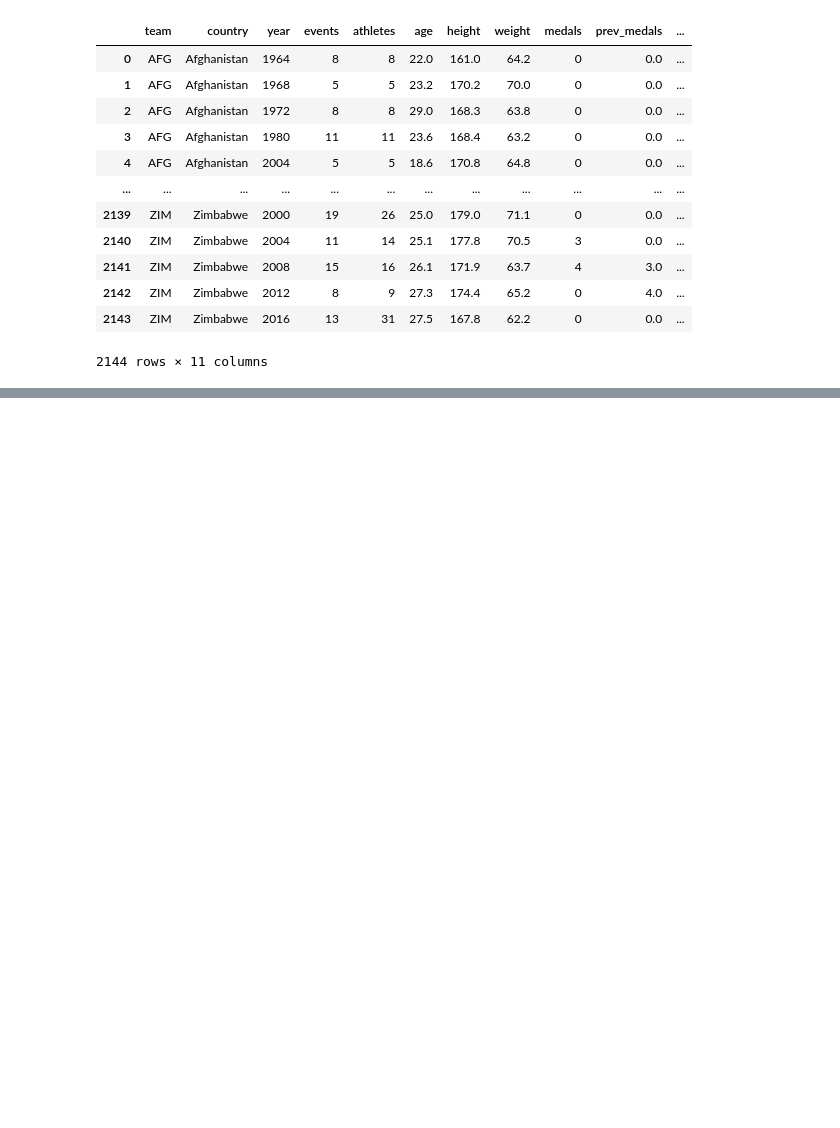
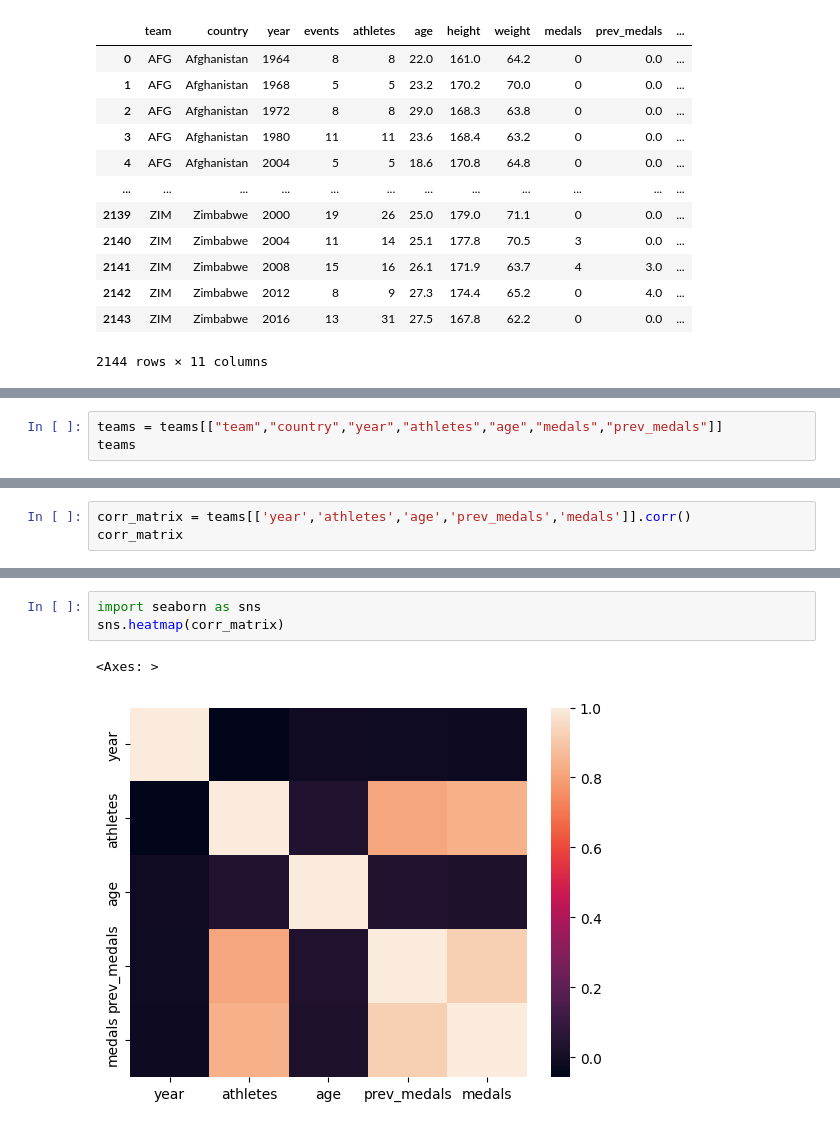
Before and after one commit to imaakanksha/MachineLearningProj, a Jupyter notebook: machine_learning.ipynb, the cells around one changed output, grey strips where cells are left out. Cells and saved outputs as stored; diff of their text form; blank space fills up the shorter version.

```diff
--- a/machine_learning.ipynb
+++ b/machine_learning.ipynb
@@ -18,0 +78,3 @@ teams
+# %%
+teams = teams[["team","country","year","athletes","age","medals","prev_medals"]]
+teams
@@ -18,0 +95,3 @@ teams
+# %%
+corr_matrix = teams[['year','athletes','age','prev_medals','medals']].corr()
+corr_matrix
@@ -18,0 +105,6 @@ teams
+# %%
+import seaborn as sns
+sns.heatmap(corr_matrix)
+# %% [output]
+<Axes: >
+[figure, added]
```
Also changed, not shown: parts of 7 cells of this notebook.
